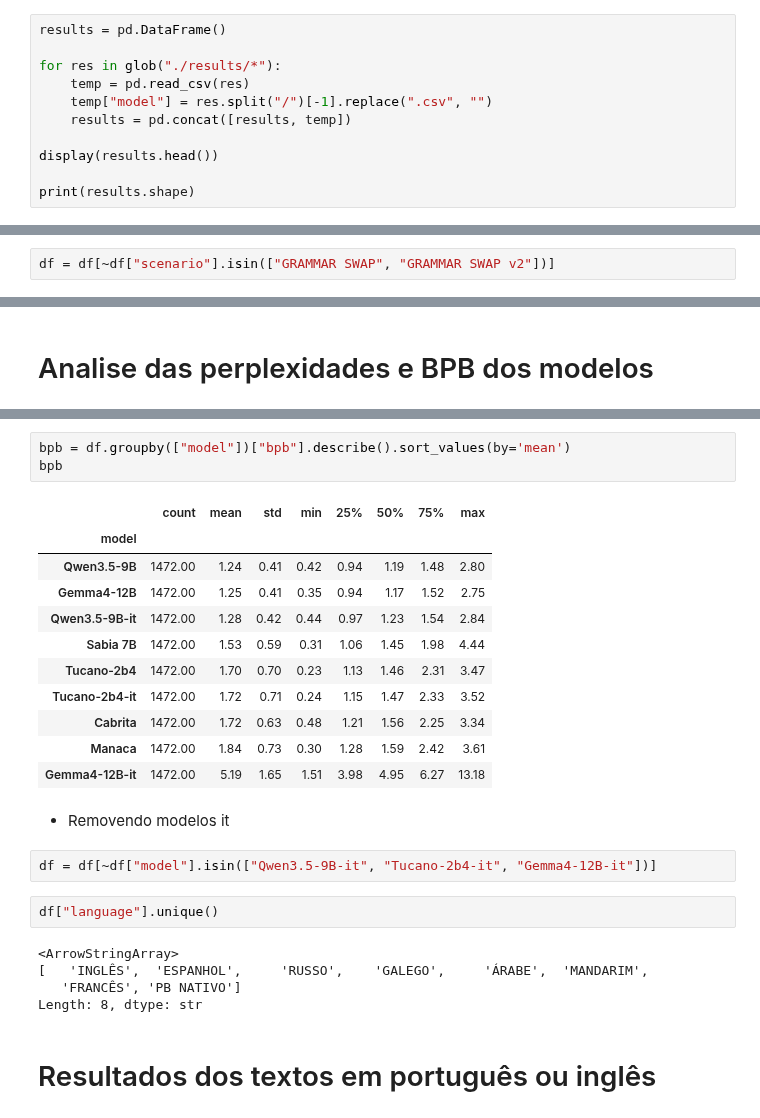
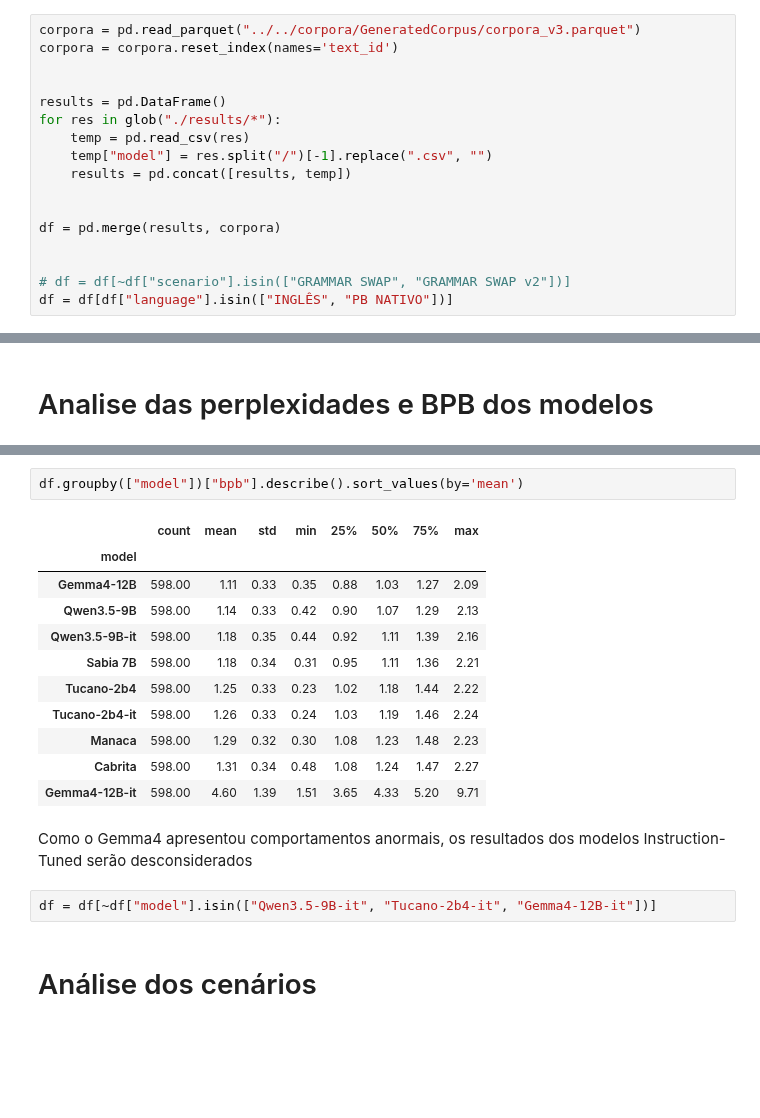
Before and after one commit to matheusprv/monolingual_and_multilingual, a Jupyter notebook: src/experiments/analysis_results.ipynb, the cells around one changed output, grey strips where cells are left out. Saved outputs shown, nothing was run; the diff lists cells and outputs as text; blank space fills up the shorter version.

Commit message:
results analysis

```diff
--- a/src/experiments/analysis_results.ipynb
+++ b/src/experiments/analysis_results.ipynb
@@ -21,11 +9,17 @@ print(corpora.shape)
 # %%
+corpora = pd.read_parquet("../../corpora/GeneratedCorpus/corpora_v3.parquet")
+corpora = corpora.reset_index(names='text_id')
+
+
 results = pd.DataFrame()
-
 for res in glob("./results/*"):
     temp = pd.read_csv(res)
     temp["model"] = res.split("/")[-1].replace(".csv", "")
     results = pd.concat([results, temp])
 
-display(results.head())
 
-print(results.shape)
+df = pd.merge(results, corpora)
+
+
+# df = df[~df["scenario"].isin(["GRAMMAR SWAP", "GRAMMAR SWAP v2"])]
+df = df[df["language"].isin(["INGLÊS", "PB NATIVO"])]
@@ -49,2 +25,0 @@ Length: 8, dtype: str
-# %%
-df = df[~df["scenario"].isin(["GRAMMAR SWAP", "GRAMMAR SWAP v2"])]
@@ -68,29 +44,21 @@ ppl
 # %%
-bpb = df.groupby(["model"])["bpb"].describe().sort_values(by='mean')
-bpb
+df.groupby(["model"])["bpb"].describe().sort_values(by='mean')
 # %% [output]
 |  | count | mean | std | min | 25% | 50% | 75% | max |
 | model |  |  |  |  |  |  |  |  |
-| Qwen3.5-9B | 1472.00 | 1.24 | 0.41 | 0.42 | 0.94 | 1.19 | 1.48 | 2.80 |
-| Gemma4-12B | 1472.00 | 1.25 | 0.41 | 0.35 | 0.94 | 1.17 | 1.52 | 2.75 |
-| Qwen3.5-9B-it | 1472.00 | 1.28 | 0.42 | 0.44 | 0.97 | 1.23 | 1.54 | 2.84 |
-| Sabia 7B | 1472.00 | 1.53 | 0.59 | 0.31 | 1.06 | 1.45 | 1.98 | 4.44 |
-| Tucano-2b4 | 1472.00 | 1.70 | 0.70 | 0.23 | 1.13 | 1.46 | 2.31 | 3.47 |
-| Tucano-2b4-it | 1472.00 | 1.72 | 0.71 | 0.24 | 1.15 | 1.47 | 2.33 | 3.52 |
-| Cabrita | 1472.00 | 1.72 | 0.63 | 0.48 | 1.21 | 1.56 | 2.25 | 3.34 |
-| Manaca | 1472.00 | 1.84 | 0.73 | 0.30 | 1.28 | 1.59 | 2.42 | 3.61 |
-| Gemma4-12B-it | 1472.00 | 5.19 | 1.65 | 1.51 | 3.98 | 4.95 | 6.27 | 13.18 |
+| Gemma4-12B | 598.00 | 1.11 | 0.33 | 0.35 | 0.88 | 1.03 | 1.27 | 2.09 |
+| Qwen3.5-9B | 598.00 | 1.14 | 0.33 | 0.42 | 0.90 | 1.07 | 1.29 | 2.13 |
+| Qwen3.5-9B-it | 598.00 | 1.18 | 0.35 | 0.44 | 0.92 | 1.11 | 1.39 | 2.16 |
+| Sabia 7B | 598.00 | 1.18 | 0.34 | 0.31 | 0.95 | 1.11 | 1.36 | 2.21 |
+| Tucano-2b4 | 598.00 | 1.25 | 0.33 | 0.23 | 1.02 | 1.18 | 1.44 | 2.22 |
+| Tucano-2b4-it | 598.00 | 1.26 | 0.33 | 0.24 | 1.03 | 1.19 | 1.46 | 2.24 |
+| Manaca | 598.00 | 1.29 | 0.32 | 0.30 | 1.08 | 1.23 | 1.48 | 2.23 |
+| Cabrita | 598.00 | 1.31 | 0.34 | 0.48 | 1.08 | 1.24 | 1.47 | 2.27 |
+| Gemma4-12B-it | 598.00 | 4.60 | 1.39 | 1.51 | 3.65 | 4.33 | 5.20 | 9.71 |
-# %% [markdown]
-- Removendo modelos it
+# %% [markdown]
+Como o Gemma4 apresentou comportamentos anormais, os resultados dos modelos Instruction-Tuned serão desconsiderados
 # %%
 df = df[~df["model"].isin(["Qwen3.5-9B-it", "Tucano-2b4-it", "Gemma4-12B-it"])]
-# %%
-df["language"].unique()
-# %% [output]
-<ArrowStringArray>
-[   'INGLÊS',  'ESPANHOL',     'RUSSO',    'GALEGO',     'ÁRABE',  'MANDARIM',
-   'FRANCÊS', 'PB NATIVO']
-Length: 8, dtype: str
-# %% [markdown]
-# Resultados dos textos em português ou inglês
+# %% [markdown]
+# Análise dos cenários
 # %%
```
Also changed, not shown: parts of 37 cells of this notebook, 1 other file.
